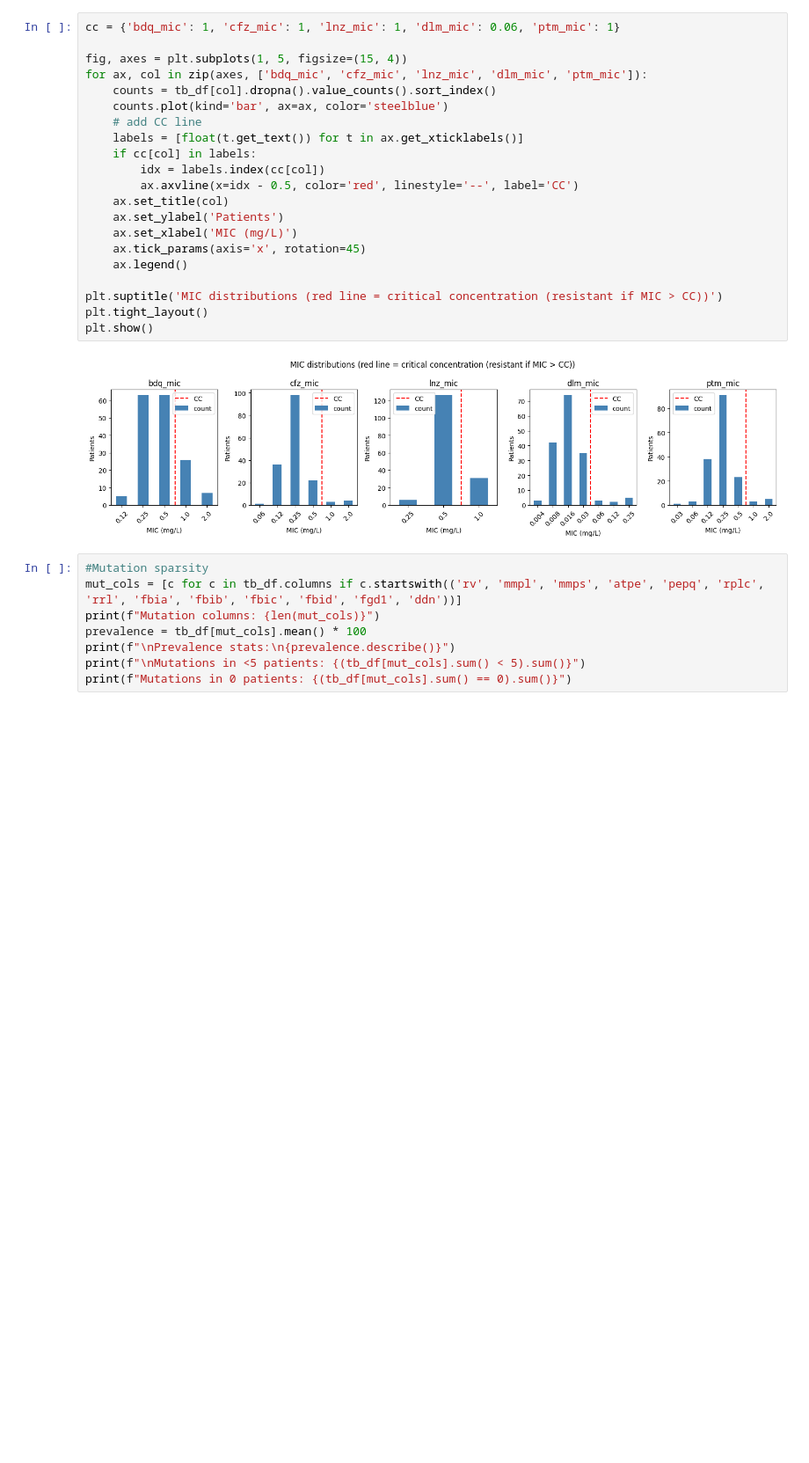
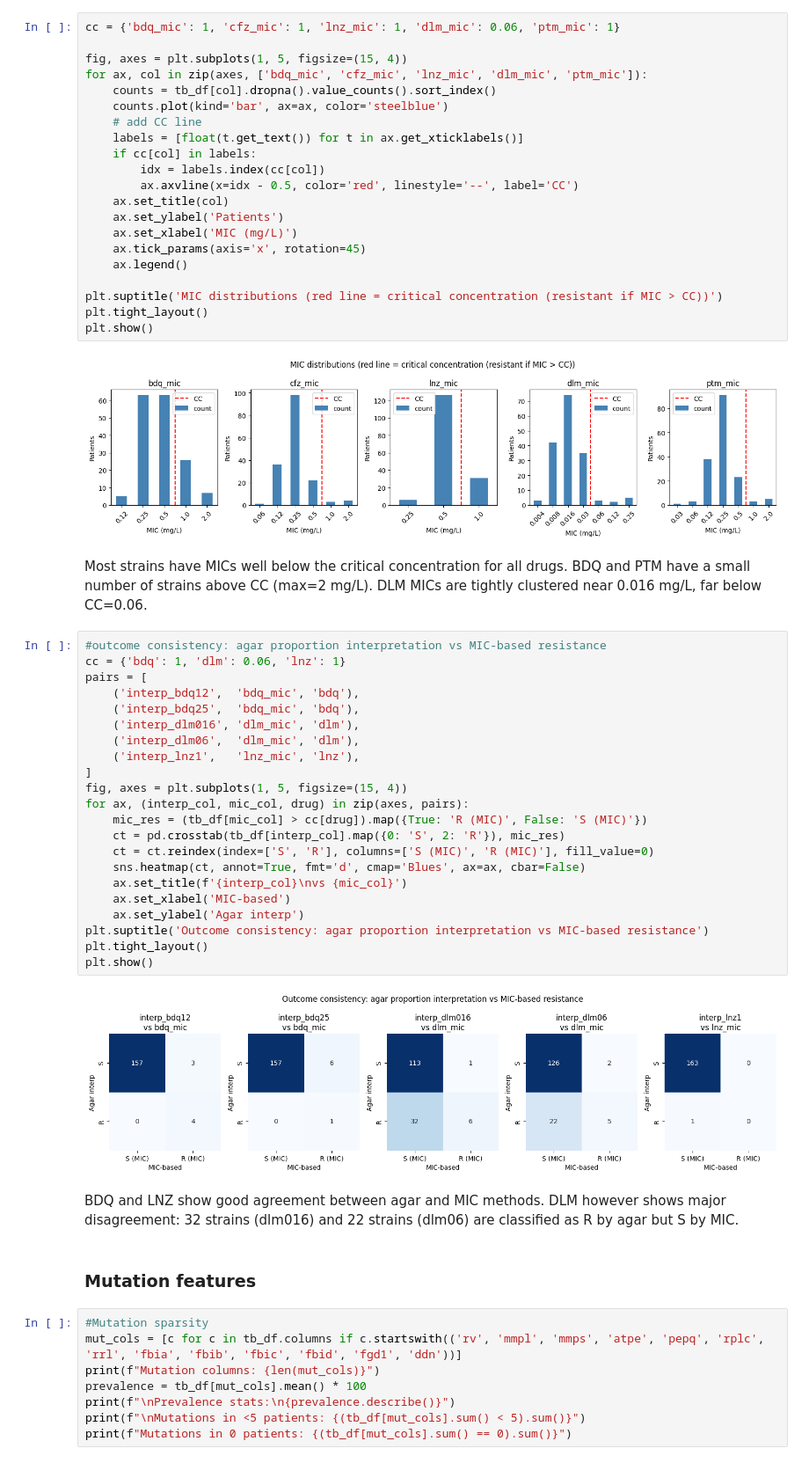
Before and after one commit to YasmineParent/tb_internship, a Jupyter notebook: notebooks/data_exploration.ipynb, the cells around one changed output. Shown at 88% size. Cells and saved outputs as stored; diff of their text form; blank space fills up the shorter version.

```diff
--- a/notebooks/data_exploration.ipynb
+++ b/notebooks/data_exploration.ipynb
@@ -99,6 +151,36 @@ plt.tight_layout()
 plt.show()
 # %% [output]
 [figure]
+# %% [markdown]
+Most strains have MICs well below the critical concentration for all drugs. BDQ and PTM have a small number of strains above CC (max=2 mg/L). DLM MICs are tightly clustered near 0.016 mg/L, far below CC=0.06.
+# %%
+#outcome consistency: agar proportion interpretation vs MIC-based resistance
+cc = {'bdq': 1, 'dlm': 0.06, 'lnz': 1}
+pairs = [
+    ('interp_bdq12',  'bdq_mic', 'bdq'),
+    ('interp_bdq25',  'bdq_mic', 'bdq'),
+    ('interp_dlm016', 'dlm_mic', 'dlm'),
+    ('interp_dlm06',  'dlm_mic', 'dlm'),
+    ('interp_lnz1',   'lnz_mic', 'lnz'),
+]
+fig, axes = plt.subplots(1, 5, figsize=(15, 4))
+for ax, (interp_col, mic_col, drug) in zip(axes, pairs):
+    mic_res = (tb_df[mic_col] > cc[drug]).map({True: 'R (MIC)', False: 'S (MIC)'})
+    ct = pd.crosstab(tb_df[interp_col].map({0: 'S', 2: 'R'}), mic_res)
+    ct = ct.reindex(index=['S', 'R'], columns=['S (MIC)', 'R (MIC)'], fill_value=0)
+    sns.heatmap(ct, annot=True, fmt='d', cmap='Blues', ax=ax, cbar=False)
+    ax.set_title(f'{interp_col}\nvs {mic_col}')
+    ax.set_xlabel('MIC-based')
+    ax.set_ylabel('Agar interp')
+plt.suptitle('Outcome consistency: agar proportion interpretation vs MIC-based resistance')
+plt.tight_layout()
+plt.show()
+# %% [output]
+[figure, added]
+# %% [markdown]
+BDQ and LNZ show good agreement between agar and MIC methods. DLM however shows major disagreement: 32 strains (dlm016) and 22 strains (dlm06) are classified as R by agar but S by MIC.
+# %% [markdown]
+### Mutation features
 # %%
 #Mutation sparsity
 mut_cols = [c for c in tb_df.columns if c.startswith(('rv', 'mmpl', 'mmps', 'atpe', 'pepq', 'rplc', 'rrl', 'fbia', 'fbib', 'fbic', 'fbid', 'fgd1', 'ddn'))]
```
Also changed, not shown: parts of 15 cells of this notebook.
